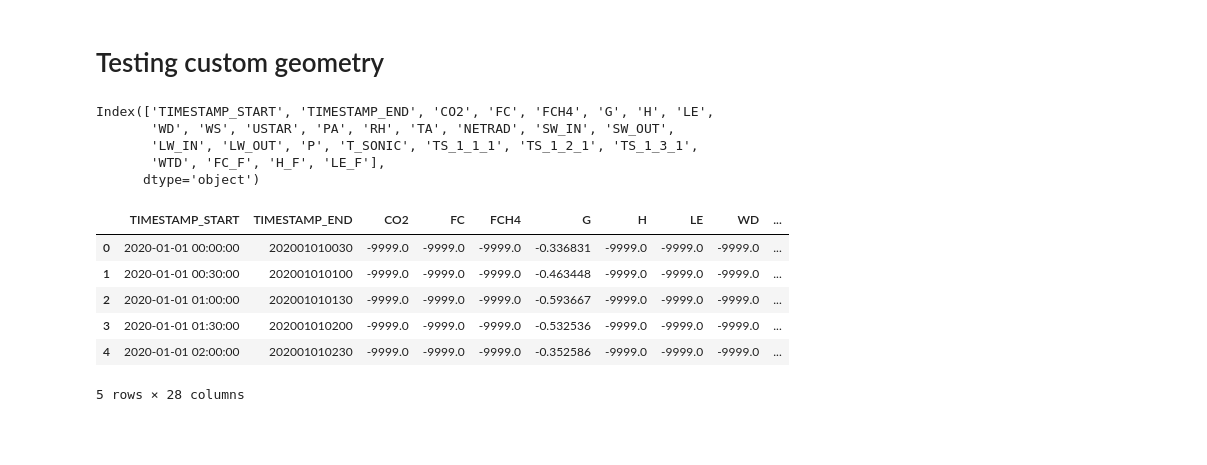
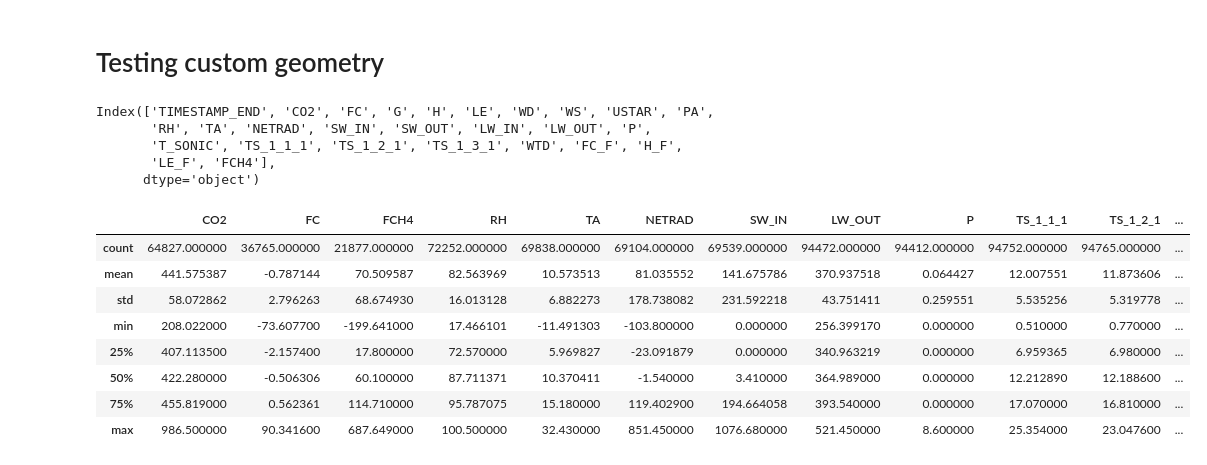
Before and after one commit to June-Skeeter/ML_Scripts, a Jupyter notebook: NN_Custom_Geometry.ipynb, the cells around one changed output. Cells and saved outputs as stored; diff of their text form; code cells hidden in the pictures; blank space fills up the shorter version.

```diff
--- a/NN_Custom_Geometry.ipynb
+++ b/NN_Custom_Geometry.ipynb
@@ -7,20 +8,41 @@ import pandas as pd
 import matplotlib.pyplot as plt
 from sklearn import metrics
 # %%
-root_url = "Data/CA-DBB_HH_202001010000_202101010000.csv"
-Data = pd.read_csv(root_url,parse_dates=['TIMESTAMP_START'])
+for i in range(14,20):
+    i1,i2=str(i),str(i+1)
+    if i < 18:
+        V2 = '_V2'
+    else:
+        V2 = ''
+    root_url = f"Data/CA-DBB_HH_20{i1}01010000_20{i2}01010000{V2}.csv"
+    df = pd.read_csv(root_url,parse_dates=['TIMESTAMP_START'],na_values=-9999)
+    df = df.set_index('TIMESTAMP_START')
+    if i == 14:
+        Data = df.copy()
+    else:
+        Data = pd.concat(
+            [Data,df]
+        )
+
+
 print(Data.columns)
-Data.head()
+Data[['CO2', 'FC', 'FCH4', 'RH', 'TA', 'NETRAD', 'SW_IN', 'LW_OUT',
+    'P', 'TS_1_1_1', 'TS_1_2_1', 'TS_1_3_1', 'WTD',
+       ]].describe()
+# print(Data.loc[Data['USTAR']>.1,['FC','USTAR']].dropna().describe())
+# Data[['FC','USTAR']].dropna().describe()
 # %% [output]
-Index(['TIMESTAMP_START', 'TIMESTAMP_END', 'CO2', 'FC', 'FCH4', 'G', 'H', 'LE',
-       'WD', 'WS', 'USTAR', 'PA', 'RH', 'TA', 'NETRAD', 'SW_IN', 'SW_OUT',
-       'LW_IN', 'LW_OUT', 'P', 'T_SONIC', 'TS_1_1_1', 'TS_1_2_1', 'TS_1_3_1',
-       'WTD', 'FC_F', 'H_F', 'LE_F'],
+Index(['TIMESTAMP_END', 'CO2', 'FC', 'G', 'H', 'LE', 'WD', 'WS', 'USTAR', 'PA',
+       'RH', 'TA', 'NETRAD', 'SW_IN', 'SW_OUT', 'LW_IN', 'LW_OUT', 'P',
+       'T_SONIC', 'TS_1_1_1', 'TS_1_2_1', 'TS_1_3_1', 'WTD', 'FC_F', 'H_F',
+       'LE_F', 'FCH4'],
       dtype='object')
-|  | TIMESTAMP_START | TIMESTAMP_END | CO2 | FC | FCH4 | G | H | LE | WD | ... |
-| 0 | 2020-01-01 00:00:00 | 202001010030 | -9999.0 | -9999.0 | -9999.0 | -0.336831 | -9999.0 | -9999.0 | -9999.0 | ... |
-| 1 | 2020-01-01 00:30:00 | 202001010100 | -9999.0 | -9999.0 | -9999.0 | -0.463448 | -9999.0 | -9999.0 | -9999.0 | ... |
-| 2 | 2020-01-01 01:00:00 | 202001010130 | -9999.0 | -9999.0 | -9999.0 | -0.593667 | -9999.0 | -9999.0 | -9999.0 | ... |
-| 3 | 2020-01-01 01:30:00 | 202001010200 | -9999.0 | -9999.0 | -9999.0 | -0.532536 | -9999.0 | -9999.0 | -9999.0 | ... |
-| 4 | 2020-01-01 02:00:00 | 202001010230 | -9999.0 | -9999.0 | -9999.0 | -0.352586 | -9999.0 | -9999.0 | -9999.0 | ... |
+|  | CO2 | FC | FCH4 | RH | TA | NETRAD | SW_IN | LW_OUT | P | TS_1_1_1 | TS_1_2_1 | ... |
+| count | 64827.000000 | 36765.000000 | 21877.000000 | 72252.000000 | 69838.000000 | 69104.000000 | 69539.000000 | 94472.000000 | 94412.000000 | 94752.000000 | 94765.000000 | ... |
+| mean | 441.575387 | -0.787144 | 70.509587 | 82.563969 | 10.573513 | 81.035552 | 141.675786 | 370.937518 | 0.064427 | 12.007551 | 11.873606 | ... |
+| std | 58.072862 | 2.796263 | 68.674930 | 16.013128 | 6.882273 | 178.738082 | 231.592218 | 43.751411 | 0.259551 | 5.535256 | 5.319778 | ... |
+| min | 208.022000 | -73.607700 | -199.641000 | 17.466101 | -11.491303 | -103.800000 | 0.000000 | 256.399170 | 0.000000 | 0.510000 | 0.770000 | ... |
+| 25% | 407.113500 | -2.157400 | 17.800000 | 72.570000 | 5.969827 | -23.091879 | 0.000000 | 340.963219 | 0.000000 | 6.959365 | 6.980000 | ... |
+| 50% | 422.280000 | -0.506306 | 60.100000 | 87.711371 | 10.370411 | -1.540000 | 3.410000 | 364.989000 | 0.000000 | 12.212890 | 12.188600 | ... |
+| 75% | 455.819000 | 0.562361 | 114.710000 | 95.787075 | 15.180000 | 119.402900 | 194.664058 | 393.540000 | 0.000000 | 17.070000 | 16.810000 | ... |
+| max | 986.500000 | 90.341600 | 687.649000 | 100.500000 | 32.430000 | 851.450000 | 1076.680000 | 521.450000 | 8.600000 | 25.354000 | 23.047600 | ... |
-5 rows × 28 columns
```
Also changed, not shown: parts of 11 cells of this notebook, 1 other file.
